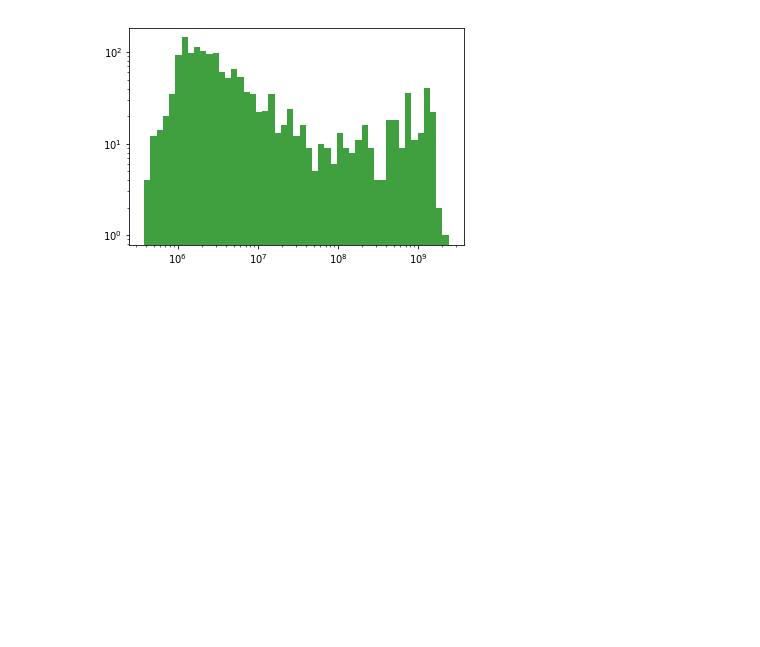
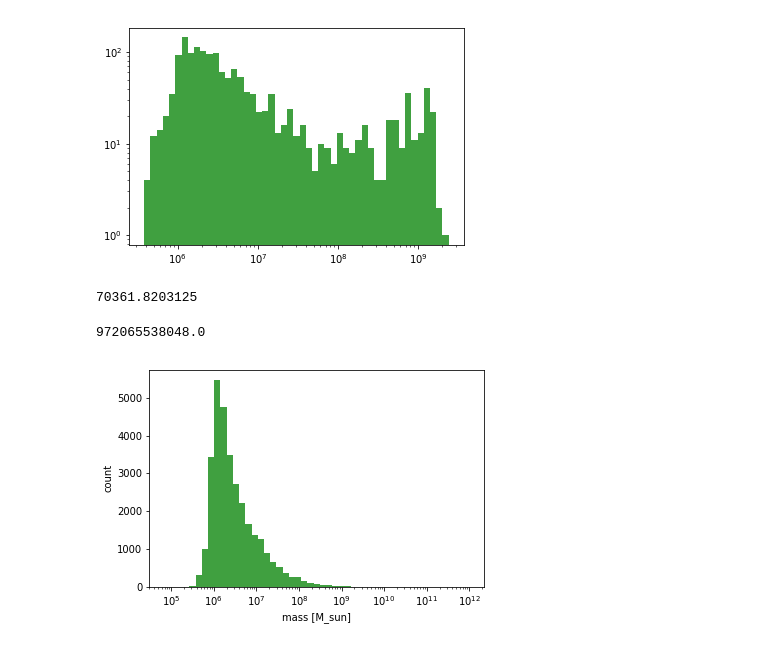
Before and after one commit to nonsk131/darkpy, a Jupyter notebook: stream1.ipynb, the cells around one changed output. Cells and saved outputs as stored; diff of their text form; code cells hidden in the pictures; blank space fills up the shorter version.

```diff
--- a/stream1.ipynb
+++ b/stream1.ipynb
@@ -459,3 +462,23 @@ n, bins, patches = plt.hist(masses[:,1], b , facecolor='g', alpha=0.75, log=True
 plt.gca().set_xscale("log")
 # %% [output]
 [figure]
+# %%
+all_masses = np.loadtxt('halos/all_masses.txt')
+# %%
+np.min(all_masses)
+# %% [output]
+70361.8203125
+# %%
+np.max(all_masses)
+# %% [output]
+972065538048.0
+# %%
+c = np.logspace(np.log10(70000), np.log10(980000000000), num=50)
+# %%
+n, bins, patches = plt.hist(all_masses, c , facecolor='g', alpha=0.75, log=False)
+plt.gca().set_xscale("log")
+plt.xlabel('mass [M_sun]')
+plt.ylabel('count')
+plt.savefig('dist_all.png', dpi=300)
+# %% [output]
+[figure, added]
```
Also changed, not shown: parts of 2 cells of this notebook, 1 other file.
